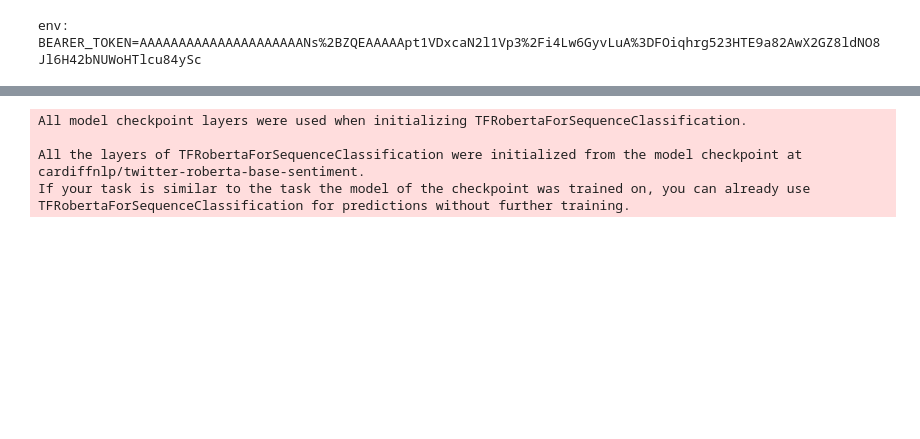
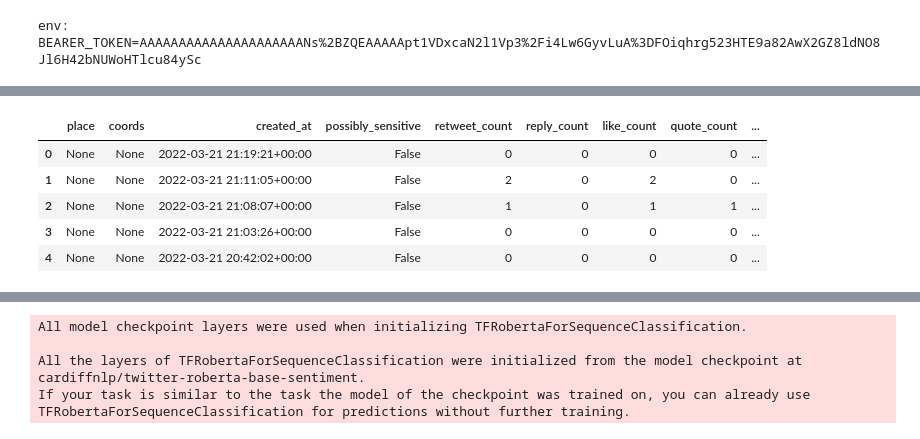
Before and after one commit to rosshalpin/AdvancedML, a Jupyter notebook: AdvancedML.ipynb, the cells around one changed output, grey strips where cells are left out. Cells and saved outputs as stored; diff of their text form; code cells hidden in the pictures; blank space fills up the shorter version.

```diff
--- a/AdvancedML.ipynb
+++ b/AdvancedML.ipynb
@@ -43,13 +44,8 @@ BEARER_TOKEN = os.environ["BEARER_TOKEN"]
 
 client = tweepy.Client(bearer_token=BEARER_TOKEN)
 # %%
-def pre_process_text(text: str) -> str:
-    text = text.replace("\n", "\\n").replace("\t", "\\t")
-    return text
-
-
 tweet_paginator = tweepy.Paginator(client.search_recent_tweets,
-                              query="Chelsea FC -is:retweet lang:en",
+                              query="Ukraine Immigrants -is:retweet lang:en",
                               tweet_fields=[
                                 "created_at",
                                 "possibly_sensitive",
@@ -62,7 +58,7 @@ tweet_paginator = tweepy.Paginator(client.search_recent_tweets,
                                 "country_code"
                               ],
                               expansions="geo.place_id",
-                              max_results=10,
+                              max_results=100,
                               limit=20)
 # %%
 responses = []
@@ -104,14 +85,21 @@ print(found_places)
 # %%
+import pandas as pd
+tweets = []
+
+def pre_process_text(text: str) -> str:
+    text = text.replace("\n", " ").replace("\t", " ")
+    return text.strip()
+
 for resp in responses:
   for tweet in resp.data:
     if tweet.geo:
       place_id = tweet.geo.get('place_id')
       coords = found_places[place_id].geo.get('bbox')
-      x = (coords[0]+coords[2])/2
-      y = (coords[1]+coords[3])/2
-      print(
+      lon = (coords[0]+coords[2])/2
+      lat = (coords[1]+coords[3])/2
+      new_tweet = [
           found_places[place_id].full_name,
-          f"{x},{y}",
+          f"{lat:.2f},{lon:.2f}",
           tweet.created_at,
           tweet.possibly_sensitive,
           tweet.public_metrics.get('retweet_count'),
@@ -119,9 +107,9 @@ for resp in responses:
           tweet.public_metrics.get('like_count'),
           tweet.public_metrics.get('quote_count'),
           pre_process_text(tweet.text),
-      )
+      ]
     else:
-      print(
+      new_tweet = [
         None,
         None,
         tweet.created_at,
@@ -131,4 +119,5 @@ for resp in responses:
         tweet.public_metrics.get('like_count'),
         tweet.public_metrics.get('quote_count'),
         pre_process_text(tweet.text),
-      )
+      ]
+    tweets.append(new_tweet)
@@ -153,3 +127,12 @@ None None 2022-03-10 21:52:23+00:00 False 25 2 238 0 Thomas Tuchel on players be
+# %%
+df.head()
+# %% [output]
+|  | place | coords | created_at | possibly_sensitive | retweet_count | reply_count | like_count | quote_count | ... |
+| 0 | None | None | 2022-03-21 21:19:21+00:00 | False | 0 | 0 | 0 | 0 | ... |
+| 1 | None | None | 2022-03-21 21:11:05+00:00 | False | 2 | 0 | 2 | 0 | ... |
+| 2 | None | None | 2022-03-21 21:08:07+00:00 | False | 1 | 0 | 1 | 1 | ... |
+| 3 | None | None | 2022-03-21 21:03:26+00:00 | False | 0 | 0 | 0 | 0 | ... |
+| 4 | None | None | 2022-03-21 20:42:02+00:00 | False | 0 | 0 | 0 | 0 | ... |
 # %%
 !pip install transformers
 # %% [output]
```
Also changed, not shown: parts of 18 cells of this notebook.
